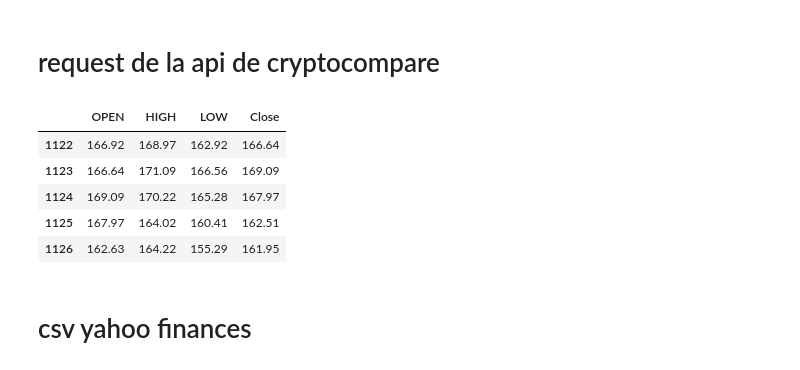
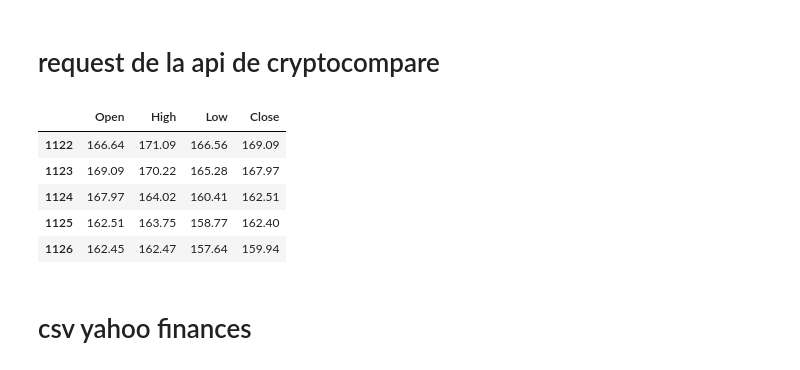
Before and after one commit to ironhack-datalabs/datamex0120, a Jupyter notebook: module-1/web-project/your-code/Untitled.ipynb, the cells around one changed output. Drawn from its saved outputs; the diff is of its cells as text; code cells hidden in the pictures.

```diff
--- a/module-1/web-project/your-code/Untitled.ipynb
+++ b/module-1/web-project/your-code/Untitled.ipynb
@@ -35,18 +35,18 @@ for i in read['Data']['Data']:
     close.append(i['close'])
 # %%
 df = pd.DataFrame()
-df['OPEN'] = open
-df['HIGH'] = high
-df['LOW'] = low
+df['Open'] = open
+df['High'] = high
+df['Low'] = low
 df['Close'] = close
 df.tail(5)
 # %% [output]
-|  | OPEN | HIGH | LOW | Close |
-| 1122 | 166.92 | 168.97 | 162.92 | 166.64 |
-| 1123 | 166.64 | 171.09 | 166.56 | 169.09 |
-| 1124 | 169.09 | 170.22 | 165.28 | 167.97 |
-| 1125 | 167.97 | 164.02 | 160.41 | 162.51 |
-| 1126 | 162.63 | 164.22 | 155.29 | 161.95 |
+|  | Open | High | Low | Close |
+| 1122 | 166.64 | 171.09 | 166.56 | 169.09 |
+| 1123 | 169.09 | 170.22 | 165.28 | 167.97 |
+| 1124 | 167.97 | 164.02 | 160.41 | 162.51 |
+| 1125 | 162.51 | 163.75 | 158.77 | 162.40 |
+| 1126 | 162.45 | 162.47 | 157.64 | 159.94 |
 # %% [markdown]
 # csv yahoo finances
 # %%
```
Also changed, not shown: parts of 8 cells of this notebook, 1 other file.
